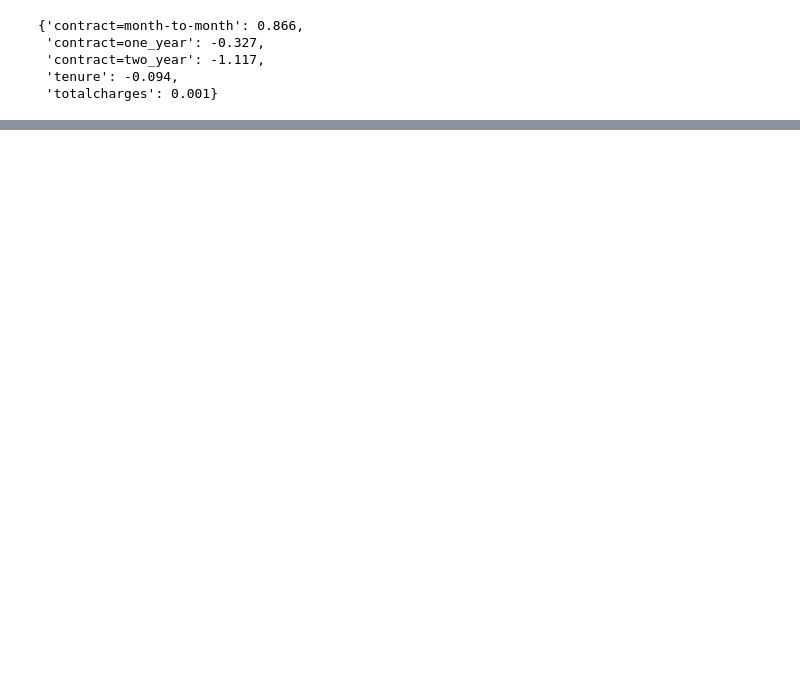
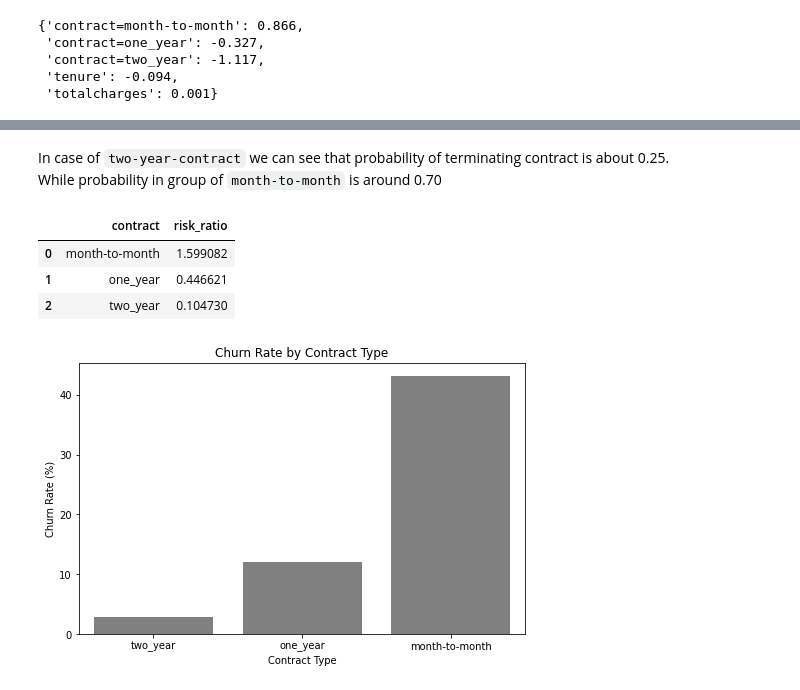
Before and after one commit to Arlan-Alibek/machine-learning-projects, a Jupyter notebook: Machine Learning for Classification/churn_prediciton.ipynb, the cells around one changed output, grey strips where cells are left out. Saved outputs shown, nothing was run; the diff lists cells and outputs as text; code cells hidden in the pictures; blank space fills up the shorter version.

```diff
--- a/Machine Learning for Classification/churn_prediciton.ipynb
+++ b/Machine Learning for Classification/churn_prediciton.ipynb
@@ -782,0 +824,39 @@ sigmoid(model_small.intercept_[0])
+# %% [markdown]
+In case of `two-year-contract` we can see that probability of terminating contract is about 0.25.
+While probability in group of `month-to-month` is around 0.70
+# %%
+
+result = (
+    df_train_full[['contract','churn']]
+    .groupby('contract')
+    .agg(churn_rate=('churn', 'mean'))
+    .assign(churn_rate=lambda x: x['churn_rate'] * 100)
+    .reset_index()
+)
+
+
+df_group = df_train_full.groupby('contract').churn.agg(['mean'])
+df_group['diff'] = df_group['mean'] - global_churn
+df_group['risk_ratio'] = df_group['mean'] / global_churn
+display(df_group.iloc[:,-1].reset_index())
+
+
+plt.figure(figsize=(8, 5))
+
+sns.barplot(
+    data=result.sort_values('churn_rate'),
+    x='contract',
+    y='churn_rate',color='grey'
+)
+
+plt.ylabel('Churn Rate (%)')
+plt.xlabel('Contract Type')
+plt.title('Churn Rate by Contract Type')
+
+plt.show()
+# %% [output]
+|  | contract | risk_ratio |
+| 0 | month-to-month | 1.599082 |
+| 1 | one_year | 0.446621 |
+| 2 | two_year | 0.104730 |
+[figure, added]
```
Also changed, not shown: parts of 11 cells of this notebook.
